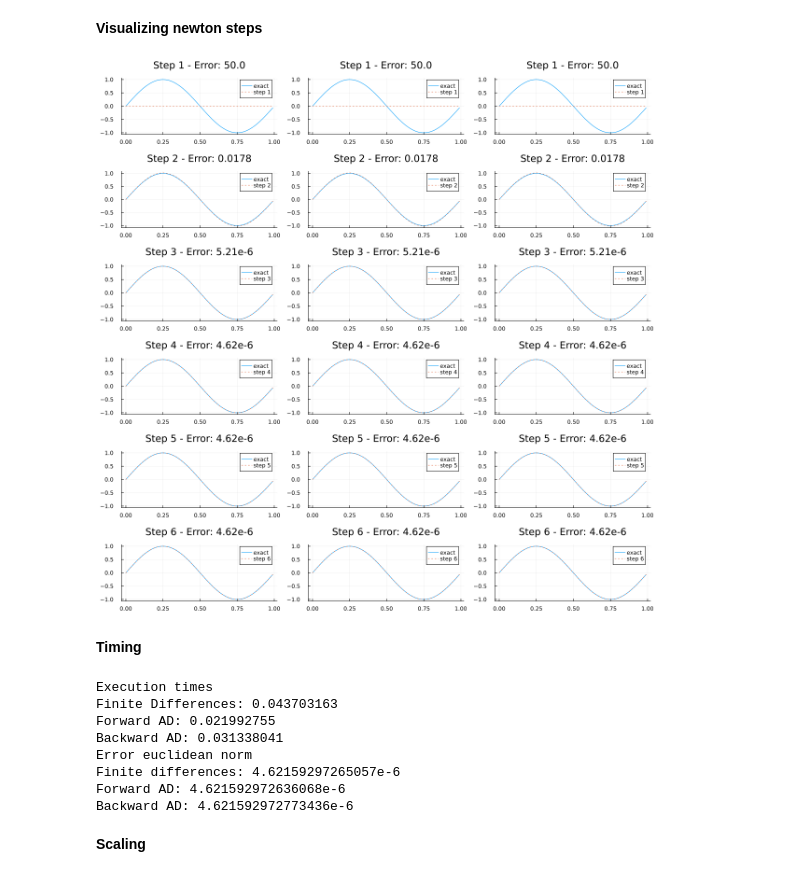
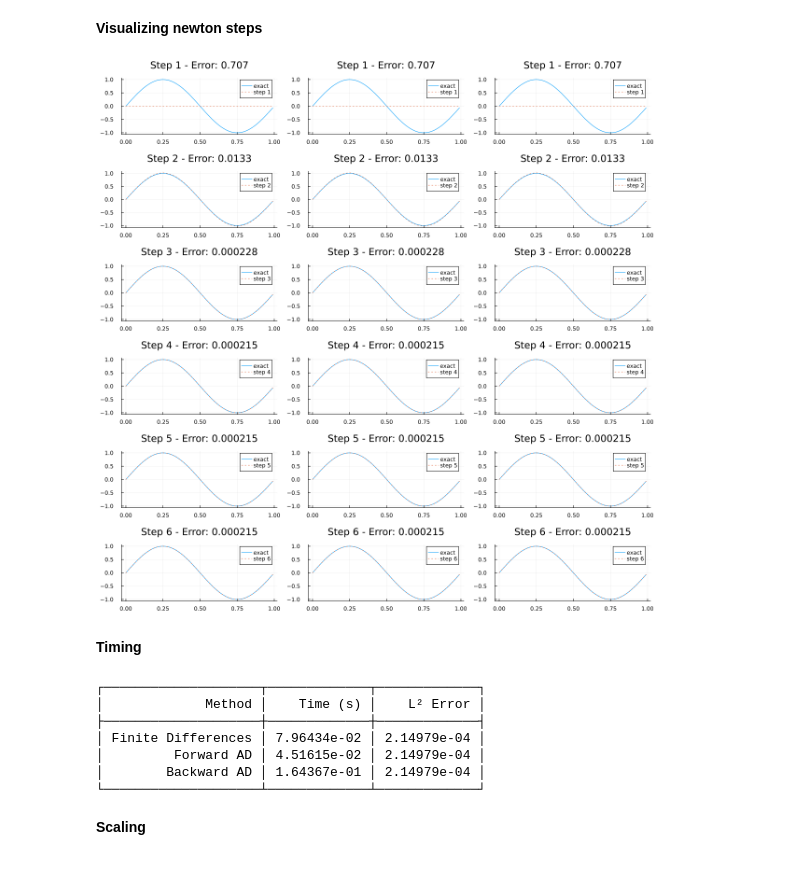
Before and after one commit to bareyan/PDE_adjoint_solver, a Jupyter notebook: playground.ipynb, the cells around one changed output. Saved outputs shown, nothing was run; the diff lists cells and outputs as text; code cells hidden in the pictures.

```diff
--- a/playground.ipynb
+++ b/playground.ipynb
@@ -14,8 +14,18 @@ $ E(u) = \int_0^1 [\frac{1}{2}u'(x)^2 + \frac{α}{4} u(x)^4 + \frac{V(x)}{2} u(x
 # %% [markdown]
 # Implementation
 # %%
-## Returns a N equally distanced points from a to b.
+## Helper methods
+
+using PrettyTables, Printf, Polynomials
+### Returns a N equally distanced points from a to b.
 function linspace(a::Number, b::Number, N::Integer)
     h = (b-a)/N
     collect(a:h:b-h)
 end
+
+function l2norm(v::Vector{Float64})
+    return sqrt(sum(v.^2)/length(v))
+end
+function infnorm(v::Vector{Float64})
+    return maximum(abs.(v))
+end
@@ -293,66 +304,60 @@ backward_AD (generic function with 1 method)
 # %%
 p_basic = SimpleParams(N, α, V, f, diff2(N))
 steps = 5
+
 solution_steps_fd = Newton_solve_history(p_basic, finite_differences, steps)
 solution_steps_forwardAD = Newton_solve_history(p_basic, forward_AD, steps)
 solution_steps_backwardAD = Newton_solve_history(p_basic, backward_AD, steps)
 
 plots_fd = Vector{Any}(undef, steps+1)
 plots_fad  = Vector{Any}(undef, steps+1)
 plots_bad  = Vector{Any}(undef, steps+1)
+
 for i in 1:steps+1
-    error_fd = sum((solution_steps_fd[i, :] - u_exact).^2)
+    error_fd = l2norm(solution_steps_fd[i, :] - u_exact)
     plots_fd[i] = plot(xx, [u_exact, solution_steps_fd[i, :]], ls=[:solid :dot], label=["exact" "step $i"], title="Step $i - Error: $(round(error_fd, sigdigits=3))")
 
-    error_fad = sum((solution_steps_forwardAD[i, :] - u_exact).^2)
+    error_fad = l2norm(solution_steps_forwardAD[i, :] - u_exact)
     plots_fad[i] = plot(xx, [u_exact, solution_steps_forwardAD[i, :]], ls=[:solid :dot], label=["exact" "step $i"], title="Step $i - Error: $(round(error_fad, sigdigits=3))")
 
-    error_bad = sum((solution_steps_backwardAD[i, :] - u_exact).^2)
+    error_bad = l2norm(solution_steps_backwardAD[i, :] - u_exact)
     plots_bad[i] = plot(xx, [u_exact, solution_steps_backwardAD[i, :]], ls=[:solid :dot], label=["exact" "step $i"], title="Step $i - Error: $(round(error_bad, sigdigits=3))")
 end
 
 plot_fd = plot(plots_fd..., layout=(steps+1, 1), size=(400, 200*(steps+1)))
 plot_fad = plot(plots_fad..., layout=(steps+1, 1), size=(400, 200*(steps+1)))
 plot_bad =  plot(plots_bad..., layout=(steps+1, 1), size=(400, 200*(steps+1)))
+
+
 plot(plot_fd, plot_fad, plot_bad, layout= (1, 3), size=(1200, 200*(steps+1)))
 # %% [output]
-[figure, old version]
+[figure, new version]
 # %% [markdown]
 **Timing**
 # %%
 p_basic = SimpleParams(N, α, V, f, diff2(N))
 
-start = time_ns()
-u_solve = Newton_solve(p_basic, finite_differences, 5)
-# plot(xx, [u_solve, u_exact], ls=[:solid :dot])
-time_fd = (time_ns()-start) / 1e9
-start = time_ns()
-u_forward = Newton_solve(p_basic, forward_AD, 5)
-time_fad = (time_ns() - start) / 1e9
+time_fd = @elapsed u_solve = Newton_solve(p_basic, finite_differences, 5)
+time_fad = @elapsed u_forward = Newton_solve(p_basic, forward_AD, 5)
+time_bad = @elapsed u_backward = Newton_solve(p_basic, backward_AD, 5)
 
-start = time_ns()
-u_backward = Newton_solve(p_basic, backward_AD, 5)
-time_bad = (time_ns() - start) / 1e9
-# plot(xx, [u_solve, u_forward], ls=[:solid :dot])
-# Newton_solve(α, V, f, N,  method, n_iter)
-println("Execution times")
-println("Finite Differences: ", time_fd)
-println("Forward AD: ", time_fad)
-println("Backward AD: ", time_bad)
-println("Error euclidean norm")
-println("Finite differences: ", sum((u_solve - u_exact).^2))
-println("Forward AD: ", sum((u_forward - u_exact).^2))
-println("Backward AD: ", sum((u_backward - u_exact).^2))
-# sum((u_solve - u_exact).^2) < sum((u_forward - u_exact).^2)
+data = [
+    "Finite Differences"  time_fd l2norm(u_solve - u_exact);
+    "Forward AD"  time_fad l2norm(u_forward - u_exact);
+    "Backward AD"  time_bad l2norm(u_backward - u_exact);
+]
+
+pretty_table(data,
+    column_labels = ["Method", "Time (s)", "L² Error"],
+    formatters = [(v, i, j) -> j > 1 ? @sprintf("%.5e", v) : v])
 # %% [output]
-Execution times
-Finite Differences: 0.043703163
-Forward AD: 0.021992755
-Backward AD: 0.031338041
-Error euclidean norm
-Finite differences: 4.62159297265057e-6
-Forward AD: 4.621592972636068e-6
-Backward AD: 4.621592972773436e-6
+┌────────────────────┬─────────────┬─────────────┐
+│             Method │    Time (s) │    L² Error │
+├────────────────────┼─────────────┼─────────────┤
+│ Finite Differences │ 7.96434e-02 │ 2.14979e-04 │
+│         Forward AD │ 4.51615e-02 │ 2.14979e-04 │
+│        Backward AD │ 1.64367e-01 │ 2.14979e-04 │
+└────────────────────┴─────────────┴─────────────┘
 # %% [markdown]
 **Scaling**
 # %%
```
Also changed, not shown: parts of 23 cells of this notebook, 2 other files.
